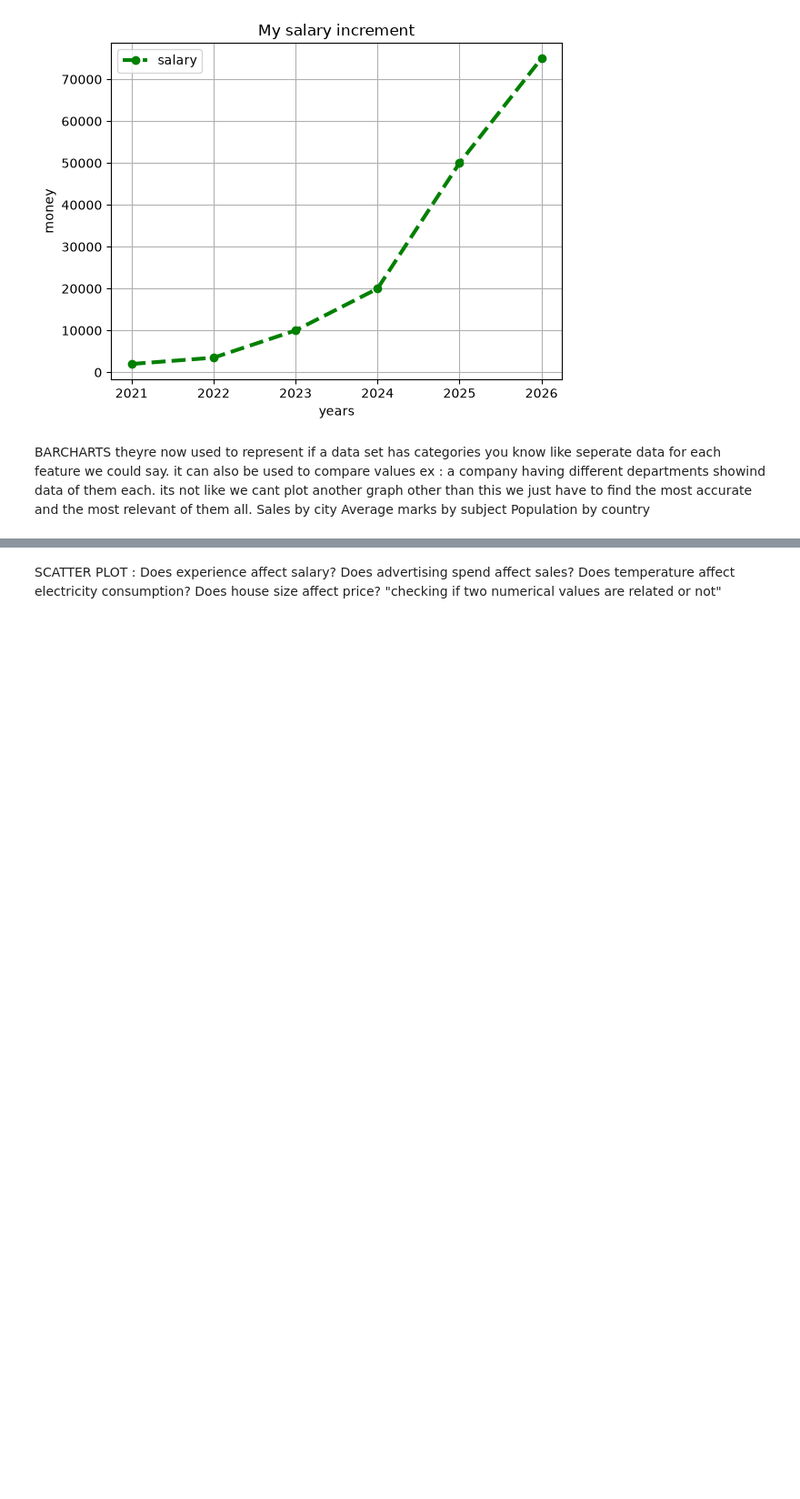
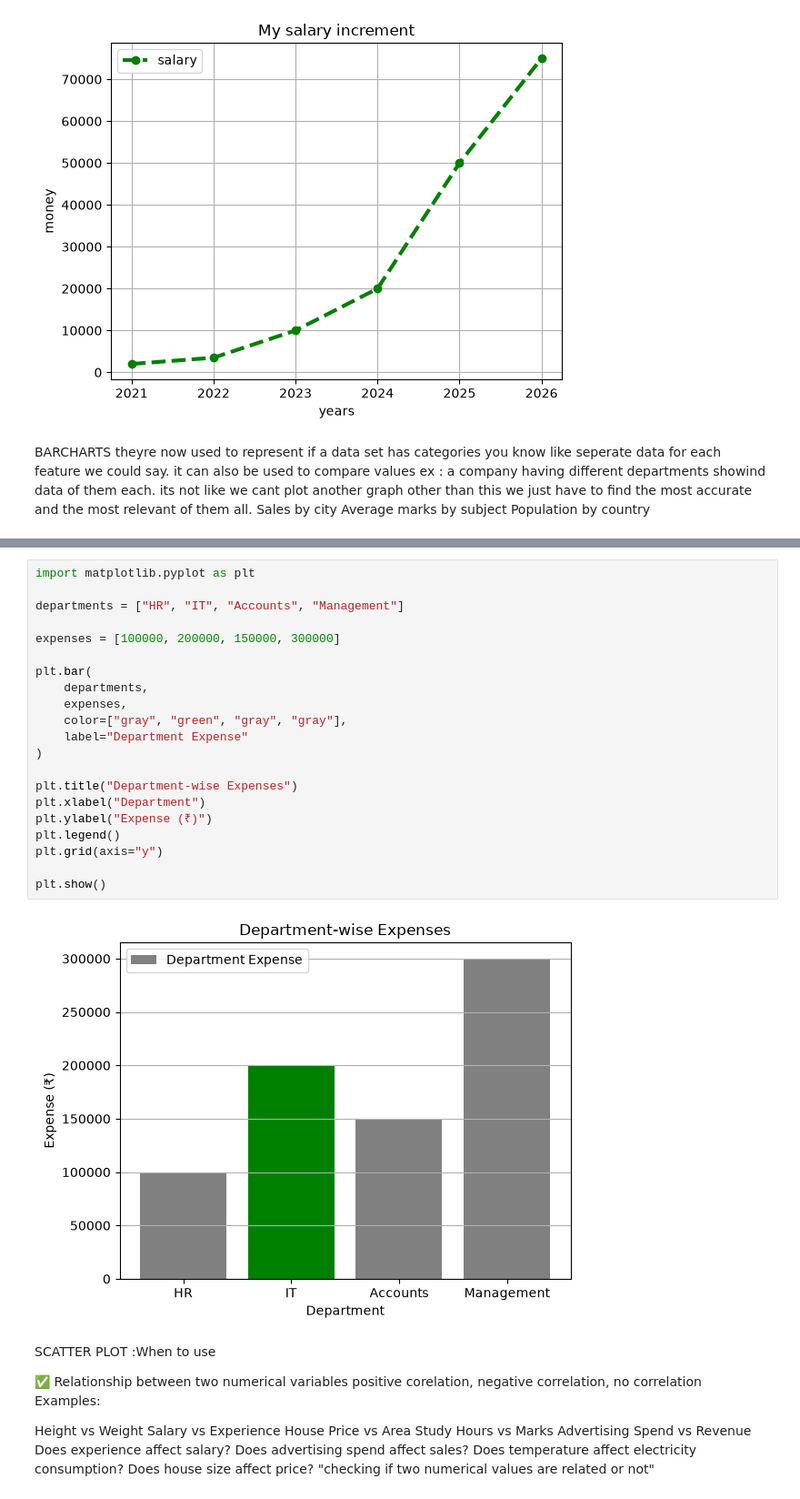
Before and after one commit to rushil-18/python-notes, a Jupyter notebook: visualization.ipynb/matplotlib.ipynb, the cells around one changed output, grey strips where cells are left out. Shown at 91% size. Cells and saved outputs as stored; diff of their text form; blank space fills up the shorter version.

```diff
--- a/visualization.ipynb/matplotlib.ipynb
+++ b/visualization.ipynb/matplotlib.ipynb
@@ -104,5 +114,39 @@ plt.show()
+# %%
+import matplotlib.pyplot as plt
+
+departments = ["HR", "IT", "Accounts", "Management"]
+
+expenses = [100000, 200000, 150000, 300000]
+
+plt.bar(
+    departments,
+    expenses,
+    color=["gray", "green", "gray", "gray"],
+    label="Department Expense"
+)
+
+plt.title("Department-wise Expenses")
+plt.xlabel("Department")
+plt.ylabel("Expense (₹)")
+plt.legend()
+plt.grid(axis="y")
+
+plt.show()
+# %% [output]
+[figure, added]
 # %% [markdown]
-SCATTER PLOT : Does experience affect salary?
+SCATTER PLOT :When to use
+
+✅ Relationship between two numerical variables
+positive corelation, negative correlation, no correlation
+Examples:
+
+Height vs Weight
+Salary vs Experience
+House Price vs Area
+Study Hours vs Marks
+Advertising Spend vs Revenue
+Does experience affect salary?
 Does advertising spend affect sales?
 Does temperature affect electricity consumption?
 Does house size affect price?
```
Also changed, not shown: parts of 14 cells of this notebook, 3 other files.
